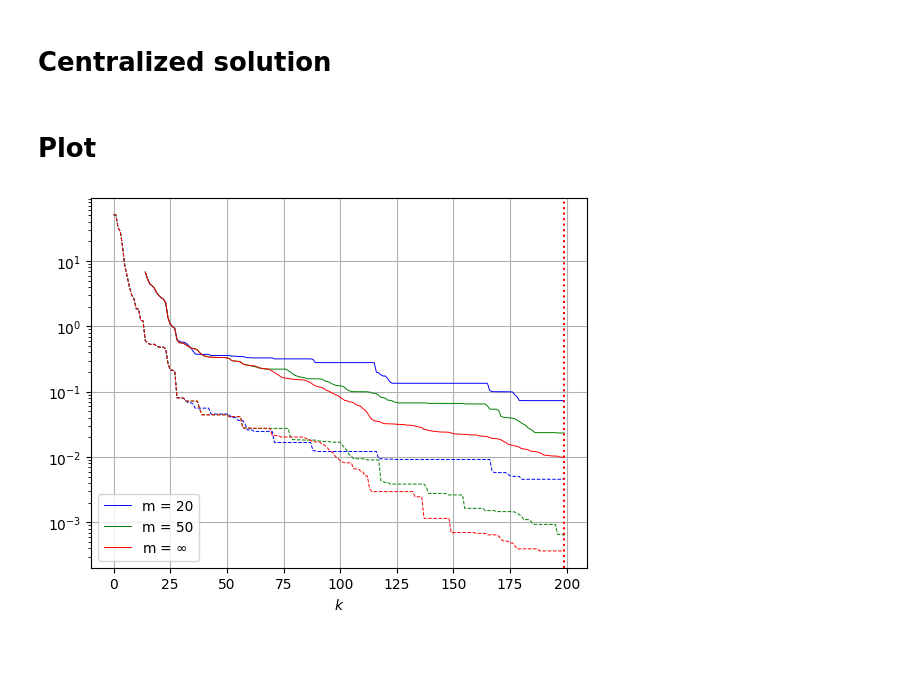
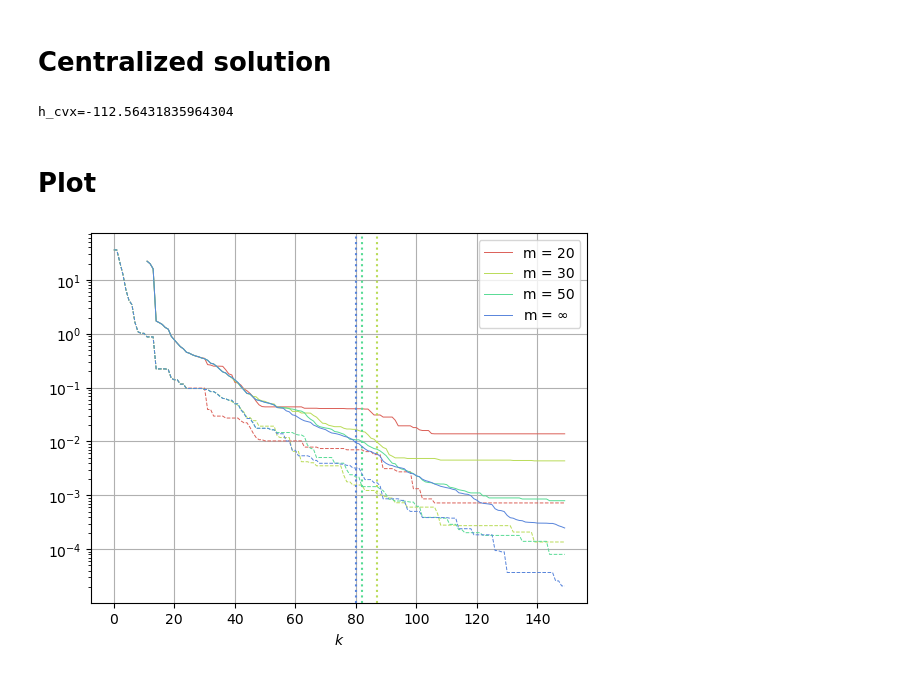
Before and after one commit to cvxgrp/OSBDO, a Jupyter notebook: examples/supply_chain/supply_chain_finite_memory.ipynb, the cells around one changed output. Saved outputs shown, nothing was run; the diff lists cells and outputs as text; code cells hidden in the pictures.

Commit message:
new experiments; new method implementation; added new finite memory experiments

```diff
--- a/examples/supply_chain/supply_chain_finite_memory.ipynb
+++ b/examples/supply_chain/supply_chain_finite_memory.ipynb
@@ -18,10 +19,11 @@ agents = ob.sc_agents(params)
 g = ob.sc_coupling(params, agents)
 prob = ob.Problem(agents = agents, g = g)
 # %%
-max_iter = 200
-memory = [20, 50, max_iter]
+max_iter = 150
+memory = [20, 30, 50, max_iter]
 memory_bounds = {}
 for m in memory:
-    prob.solve(rel_gap = 10**(-5), abs_gap = 10**(-5), max_iter=max_iter, memory=m)
+    print(f"memory = {m}")
+    prob.solve(rel_gap = 10**(-5), abs_gap = 10**(-5), max_iter=max_iter, memory=m, minorant_update='drop_constr', print_freq=10)
     memory_bounds[m] = {'uk':prob.upper_bnd, 'lk':prob.lower_bnd}
 # %% [output]
@@ -63,9 +48,12 @@ k=199, rel_gap=0.009950834851950897, L=-83.58133990177362, U=-82.7578303987697
 # Centralized solution
 # %%
 h_cvx = ob.cvx_supply_chain(params=params)[0]
+print(f"{h_cvx=}")
+# %% [output]
+h_cvx=-112.56431835964304
 # %% [markdown]
 # Plot
 # %%
-ob.plot_finite_memory(memory_bounds=memory_bounds, memory=memory, h_true=h_cvx)
+ob.plot_finite_memory(memory_bounds=memory_bounds, memory=memory, h_true=h_cvx, filename='sc_fin_memory_drop.pdf')
 # %% [output]
-[figure, old version]
+[figure, new version]
```
Also changed, not shown: parts of 5 cells of this notebook, 32 other files.
